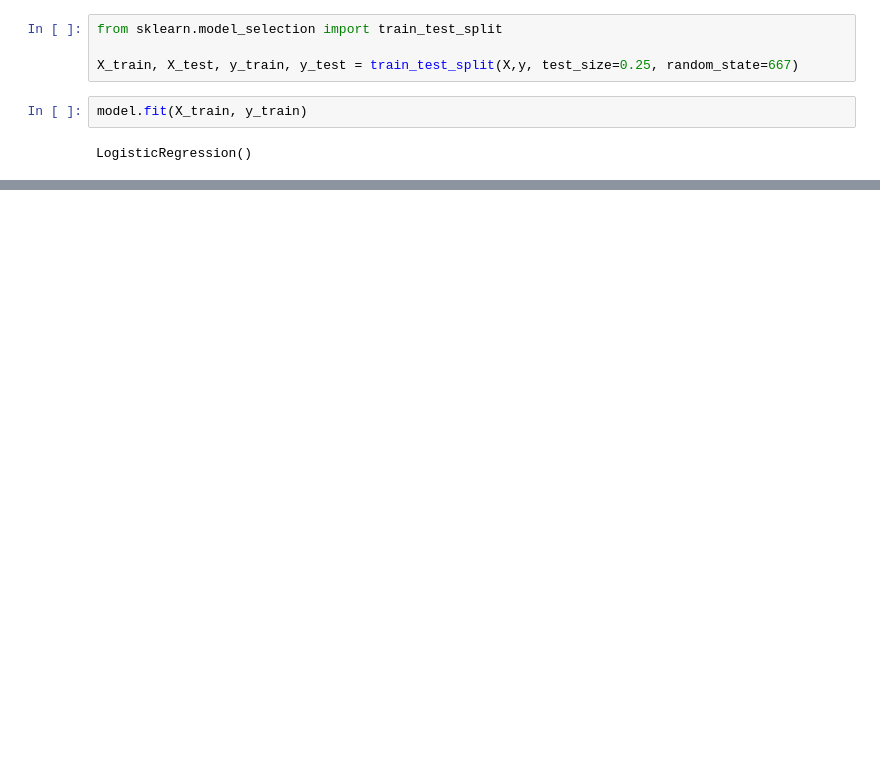
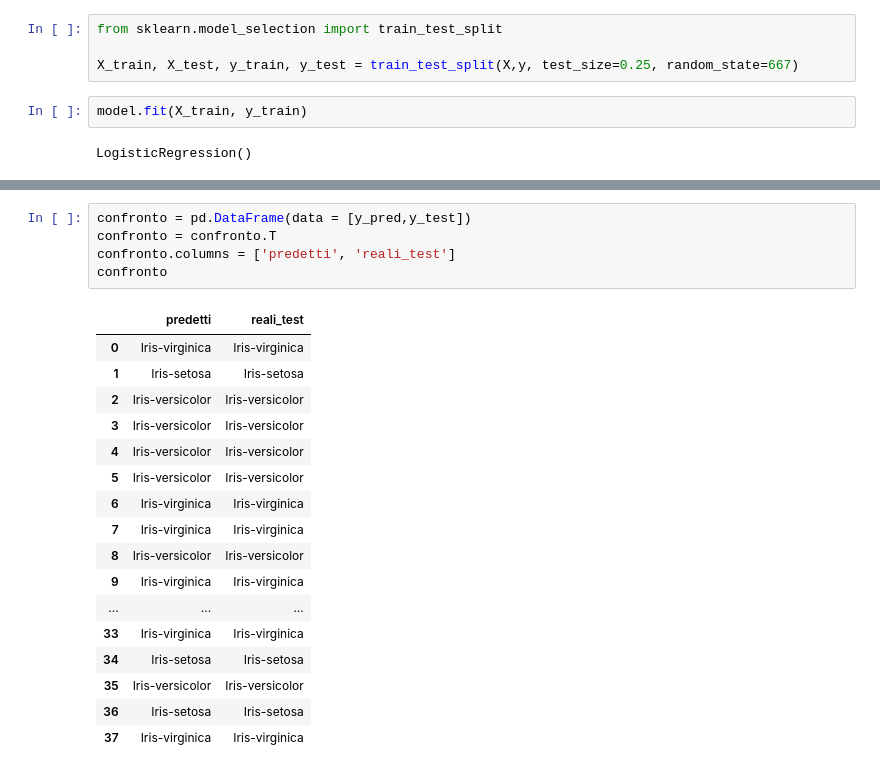
Before and after one commit to karanxhagiulia/Data_Mining, a Jupyter notebook: Pandas/IRIS.ipynb, the cells around one changed output, grey strips where cells are left out. Saved outputs shown, nothing was run; the diff lists cells and outputs as text; blank space fills up the shorter version.

```diff
--- a/Pandas/IRIS.ipynb
+++ b/Pandas/IRIS.ipynb
@@ -273,0 +372,23 @@ LogisticRegression()
+# %%
+confronto = pd.DataFrame(data = [y_pred,y_test])
+confronto = confronto.T
+confronto.columns = ['predetti', 'reali_test']
+confronto
+# %% [output]
+|  | predetti | reali_test |
+| 0 | Iris-virginica | Iris-virginica |
+| 1 | Iris-setosa | Iris-setosa |
+| 2 | Iris-versicolor | Iris-versicolor |
+| 3 | Iris-versicolor | Iris-versicolor |
+| 4 | Iris-versicolor | Iris-versicolor |
+| 5 | Iris-versicolor | Iris-versicolor |
+| 6 | Iris-virginica | Iris-virginica |
+| 7 | Iris-virginica | Iris-virginica |
+| 8 | Iris-versicolor | Iris-versicolor |
+| 9 | Iris-virginica | Iris-virginica |
+| ... | ... | ... |
+| 33 | Iris-virginica | Iris-virginica |
+| 34 | Iris-setosa | Iris-setosa |
+| 35 | Iris-versicolor | Iris-versicolor |
+| 36 | Iris-setosa | Iris-setosa |
+| 37 | Iris-virginica | Iris-virginica |
```
Also changed, not shown: parts of 62 cells of this notebook.
